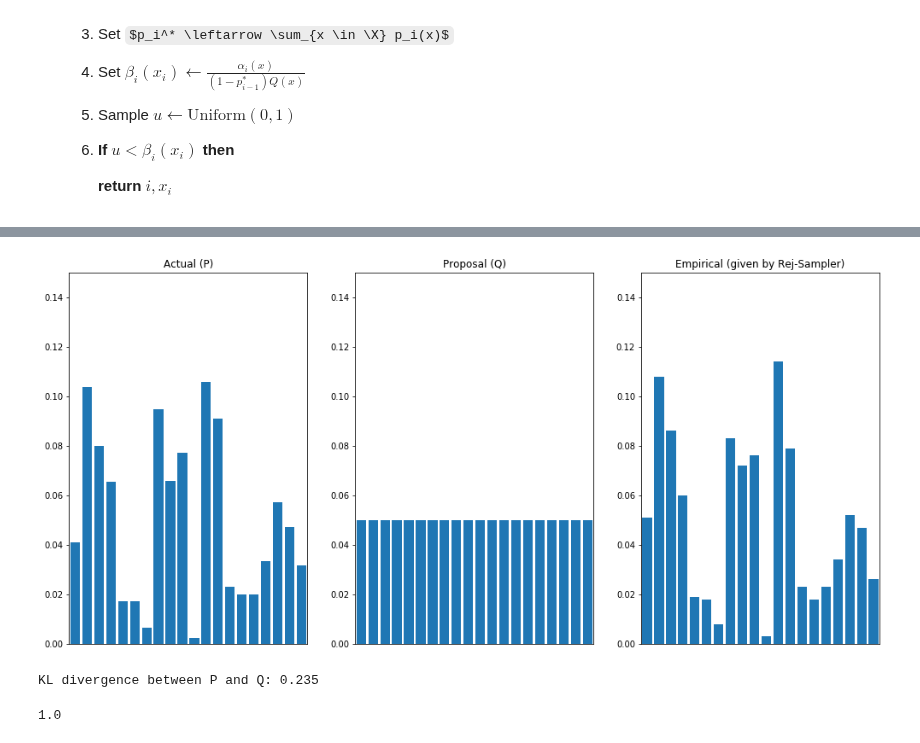
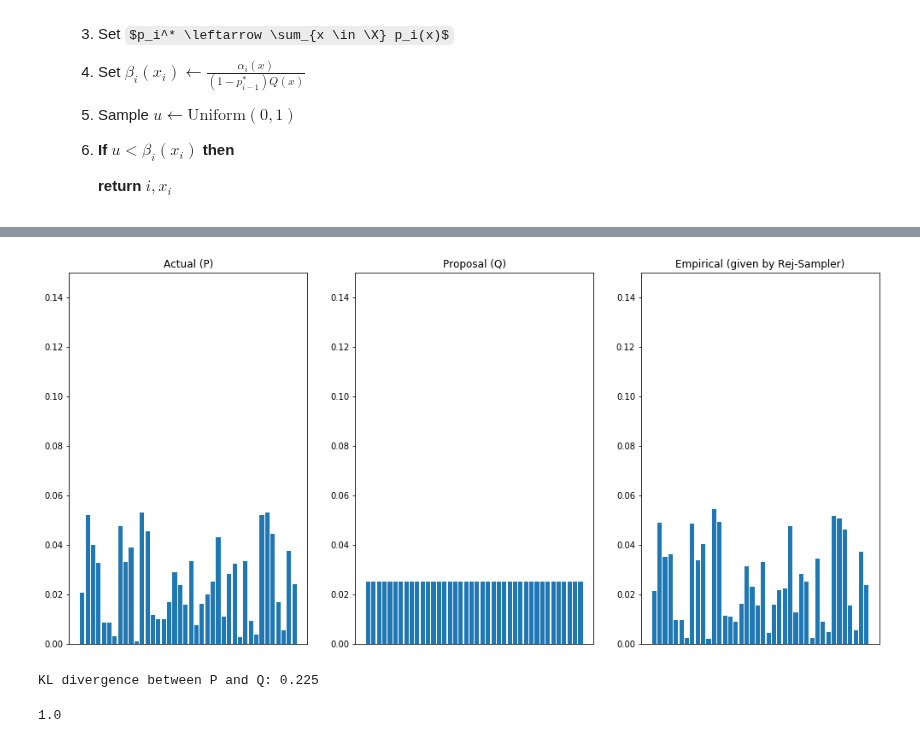
Before and after one commit to gergely-flamich/miracle-compression, a Jupyter notebook: code/compression/rejection-sampling.ipynb, the cells around one changed output, grey strips where cells are left out. Cells and saved outputs as stored; diff of their text form; code cells hidden in the pictures; some formulas as TeX source.

```diff
--- a/code/compression/rejection-sampling.ipynb
+++ b/code/compression/rejection-sampling.ipynb
@@ -84,7 +96,7 @@ def kl_divergence(P, Q):
 # %%
 np.random.seed(42)
 
-P = np.random.uniform(size=20)
+P = np.random.uniform(size=40)
 P = P / np.sum(P)
 
 Q = np.ones(len(P)) / len(P)
@@ -92,7 +104,7 @@ Q = np.ones(len(P)) / len(P)
 samples = []
 mass = np.zeros(len(P))
 
-for j in tqdm(range(50, 1050)):
+for j in tqdm(range(50, 5050)):
     sample = rejection_sampler(P=P, Q=Q, seed=j, failure_threshold=1000)
     samples.append(sample)
 
@@ -106,32 +118,29 @@ mass = mass / np.sum(mass)
 # %%
 plt.figure(figsize=(17, 8))
 plt.subplot(131)
 plt.bar(np.arange(len(P)), P)
 plt.ylim([0, 0.15])
-plt.xlim([-0.5, 19.5])
 plt.xticks([])
 plt.title("Actual (P)")
 
 plt.subplot(132)
 plt.bar(np.arange(len(P)), Q)
 plt.ylim([0, 0.15])
-plt.xlim([-0.5, 19.5])
 plt.xticks([])
 plt.title("Proposal (Q)")
 
 plt.subplot(133)
 plt.bar(np.arange(len(P)), mass)
 plt.ylim([0, 0.15])
-plt.xlim([-0.5, 19.5])
 plt.xticks([])
 plt.title("Empirical (given by Rej-Sampler)")
 
 plt.show()
 
 print("KL divergence between P and Q: {:.3f}".format(kl_divergence(P, Q)))
 # %% [output]
-[figure, old version]
+[figure, new version]
-KL divergence between P and Q: 0.235
+KL divergence between P and Q: 0.225
 # %%
 delta = 10e-2
 b = 2
```
Also changed, not shown: parts of 18 cells of this notebook, 5 other files.
